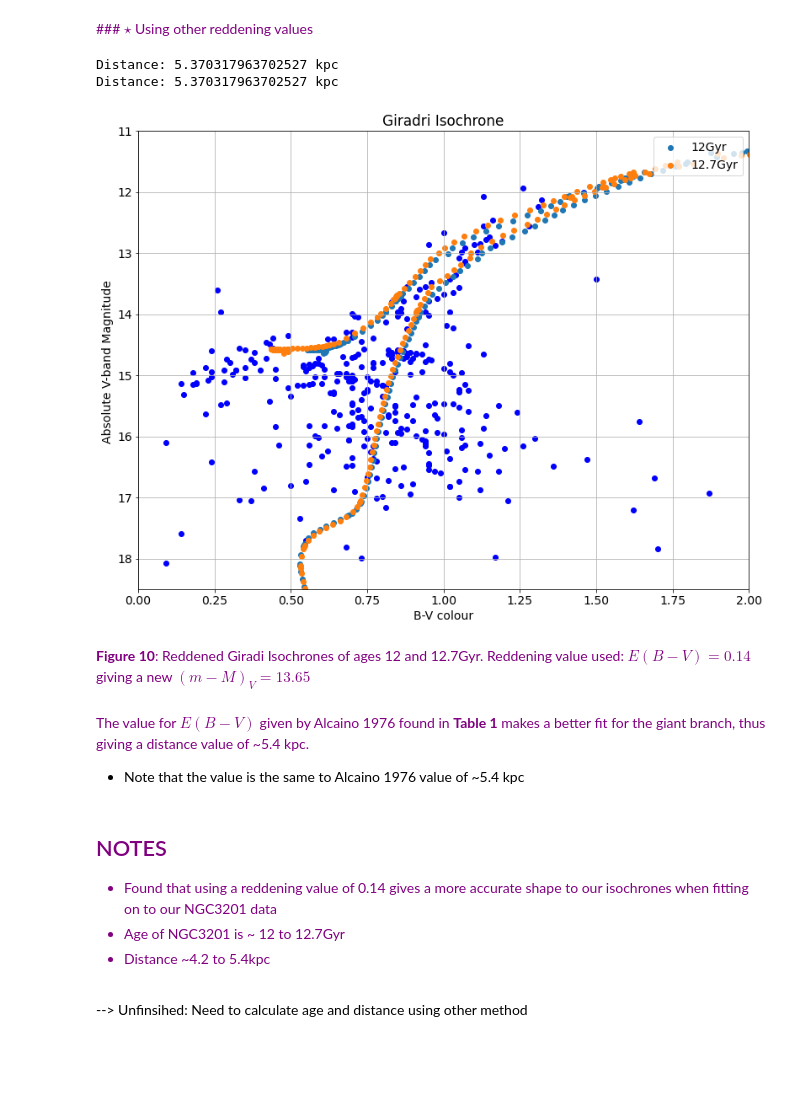
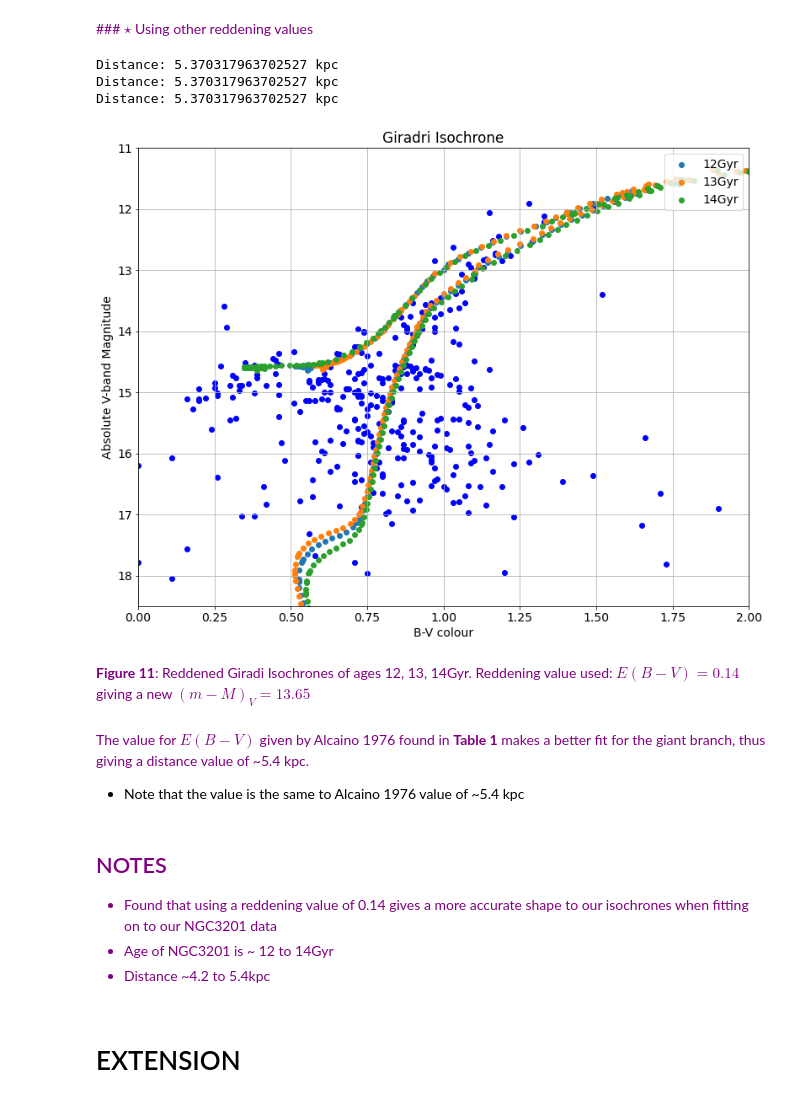
Before and after one commit to evgenyneu/asp3231_project, a Jupyter notebook: code/080_science/science_age_and_distance.ipynb, the cells around one changed output. Drawn from its saved outputs; the diff is of its cells as text; code cells hidden in the pictures; blank space fills up the shorter version.

```diff
--- a/code/080_science/science_age_and_distance.ipynb
+++ b/code/080_science/science_age_and_distance.ipynb
@@ -296,0 +317,16 @@ Distance: 7.244359600749905 kpc
+# %%
+plot(B,V,"B","V",-0.5 , 2, 18.5, 11)
+#plot_iso('100Myr.txt', 14, '100Myr', 1, 0, '', '')
+#plot_iso('1Gyr.txt', 14, '1Gyr', 1, 0, '', '')
+#plot_iso('10Gyr.txt', 'girardi isochrones/-1.42', 14.3, '10Gyr', 1, 0, '', '')
+#plot_iso('11Gyr.txt', 'girardi isochrones/-1.42', 14.3, '11Gyr', 1, 0, '', '')
+plot_iso('12Gyr.txt', 'girardi isochrones/-1.42', 14.2, '12Gyr', 1, 0, '', '')
+plot_iso('13Gyr.txt', 'girardi isochrones/-1.42', 14.2, '13Gyr', 1, 0, '', '')
+plot_iso('14Gyr.txt', 'girardi isochrones/-1.42', 14.2, '14Gyr', 1, 0, '', '')
+plot_iso('15Gyr.txt', 'girardi isochrones/-1.42', 14.2, '15Gyr', 1, 0, '', '')
+plot_iso('16Gyr.txt', 'girardi isochrones/-1.42', 14.2, '16Gyr', 1, 0, '', '')
+#plot_iso('20Gyr.txt', 14, '20Gyr', 1, 0, 'B', 'V')
+
+DM = 14.2
+distance=(10.0**(DM/5))*10
+print("Distance:", distance/1000, "kpc")
@@ -315,26 +356,29 @@ Extracting values from literature given in 06_NGC_3201_factsheet. Reddenning is
 
  - using $E(B - V)$ value of 0.25 as given by Monty et al. 2018
 # %%
-EBV = 0.25
-RV = 3.1*EBV
+def true_mod(file_name, directory, DM, age, band1_index, band2_index, ib1, ib2, reddening):
+    iso = isochrone(file_name, directory)
+    colour = numpy.array(iso[band1_index])-numpy.array(iso[band2_index])
 
-def true_mod(file_name, DM, age):
-    iso = isochrone(file_name)
-    BV_M = numpy.array(iso[2])-numpy.array(iso[0])+EBV   # adding reddening value to (B - V) colour
-    V_M = numpy.array(iso[0])+DM+RV                      # adding the distance modulus and R_V value to V magnitude
+    colour_M = colour+EBV                                             # adding reddening value to (B - V) colour
+    band_M = numpy.array(iso[band2_index])+DM+RV                      # adding the distance modulus and R_V value to V magnitude
 
     # define plot size
     plt.rcParams['figure.figsize'] = [15, 15]
-    plt.scatter(BV_M, V_M, label = age)                  # scatter plot
+    plt.scatter(colour_M, band_M, label = age)                        # scatter plot
 
     # axis labels
     plt.rcParams.update({'font.size':14 })
-    plt.xlabel('B-V colour')
-    plt.ylabel('Absolute V-band Magnitude ')
+    plt.xlabel('{}-{} colour'.format(ib1,ib2))
+    plt.ylabel('Absolute {}-band Magnitude'.format(ib2))
     plt.title('Giradri Isochrone')
     plt.legend(loc='upper right');
     plt.grid(True)
 
+    os.chdir("girardi plots")   # changing directory
+    plt.savefig('{}-{} colour E({}-{}) {}'.format(ib1,ib2, ib1, ib2, reddening))
+    os.chdir(cwd)
+
     # calculate new distance and print
     distance=(10.0**(DM/5))*10
     print("Distance:", distance/1000, "kpc")
@@ -363,17 +410,19 @@ Distance: 4.168693834703355 kpc
 # %%
 # using Alcaino 1976 value of reddening: 0.14
 EBV = 0.14
 RV = 3.1*EBV
 plot(B,V,"B","V",0 , 2, 18.5, 11)
-true_mod('12Gyr.txt', 13.65, '12Gyr')
-true_mod('12.7Gyr.txt', 13.65, '12.7Gyr')
-#true_mod('12.5Gyr.txt', 13.65, '13Gyr')
+true_mod('12Gyr.txt', 'girardi isochrones/-1.56', 13.65, '12Gyr', 1, 0, '', '', '')
+true_mod('13Gyr.txt', 'girardi isochrones/-1.56', 13.65, '13Gyr', 1, 0, '', '', '')
+#true_mod('16Gyr.txt', 'girardi isochrones/-1.56', 13.65, '16Gyr', 1, 0, '', '', '')
+true_mod('14Gyr.txt', 'girardi isochrones/-1.56', 13.65, '14Gyr', 1, 0,  'B', 'V', 'Alcaino')
 # %% [output]
 Distance: 5.370317963702527 kpc
 Distance: 5.370317963702527 kpc
+Distance: 5.370317963702527 kpc
-[figure, old version]
+[figure, new version]
 # %% [markdown]
-<font color=purple> **Figure 10**:  Reddened Giradi Isochrones of ages 12 and 12.7Gyr. Reddening value used: $E(B - V) = 0.14$ giving a new $(m - M)_V = 13.65$
+<font color=purple> **Figure 11**:  Reddened Giradi Isochrones of ages 12, 13, 14Gyr. Reddening value used: $E(B - V) = 0.14$ giving a new $(m - M)_V = 13.65$
 # %% [markdown]
 
 <font color=purple> The value for $E(B-V)$ given by Alcaino 1976 found in **Table 1** makes a better fit for the giant branch, thus giving a distance value of ~5.4 kpc.
@@ -384,7 +433,7 @@ Distance: 5.370317963702527 kpc
 <font color=purple>
 
 - Found that using a reddening value of 0.14 gives a more accurate shape to our isochrones when fitting on to our NGC3201 data
-- Age of NGC3201 is ~ 12 to 12.7Gyr  <br>
+- Age of NGC3201 is ~ 12 to 14Gyr  <br>
 - Distance ~4.2 to 5.4kpc
-# %% [markdown]
---> Unfinsihed: Need to calculate age and distance using other method
+# %% [markdown]
+# EXTENSION
```
Also changed, not shown: parts of 42 cells of this notebook, 1 other file.
